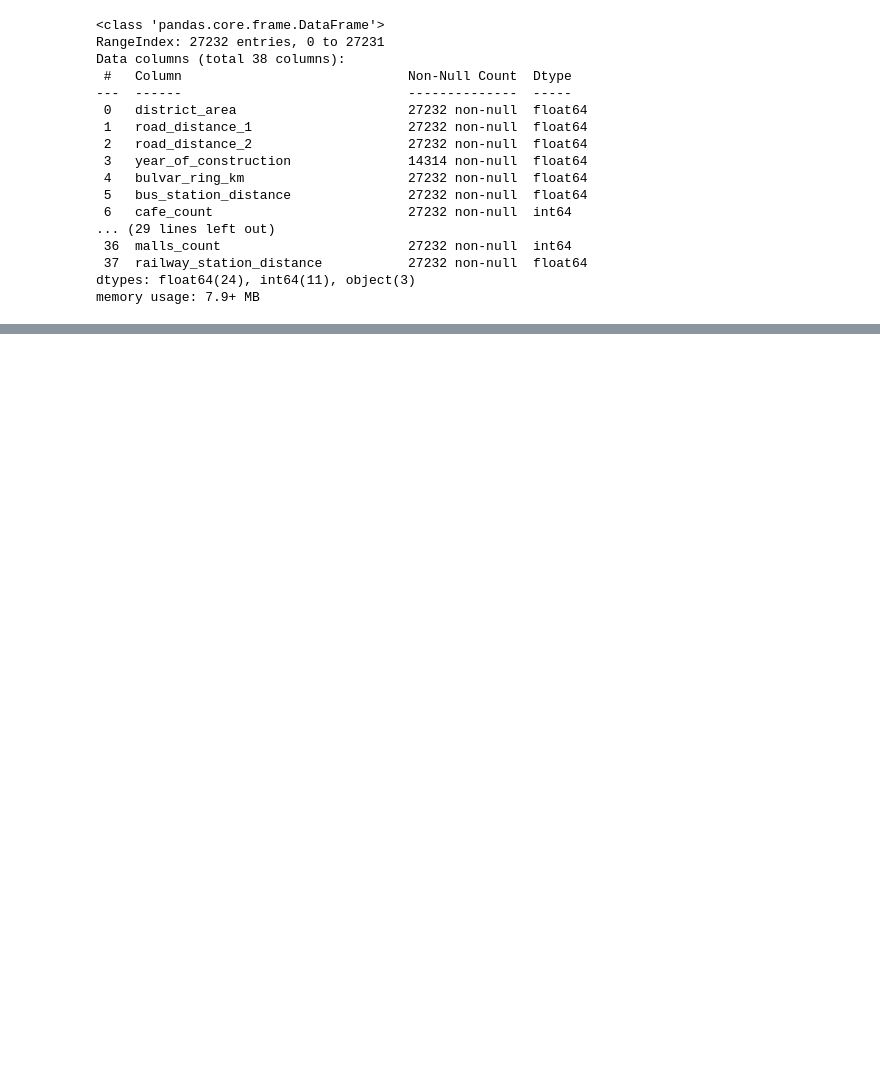
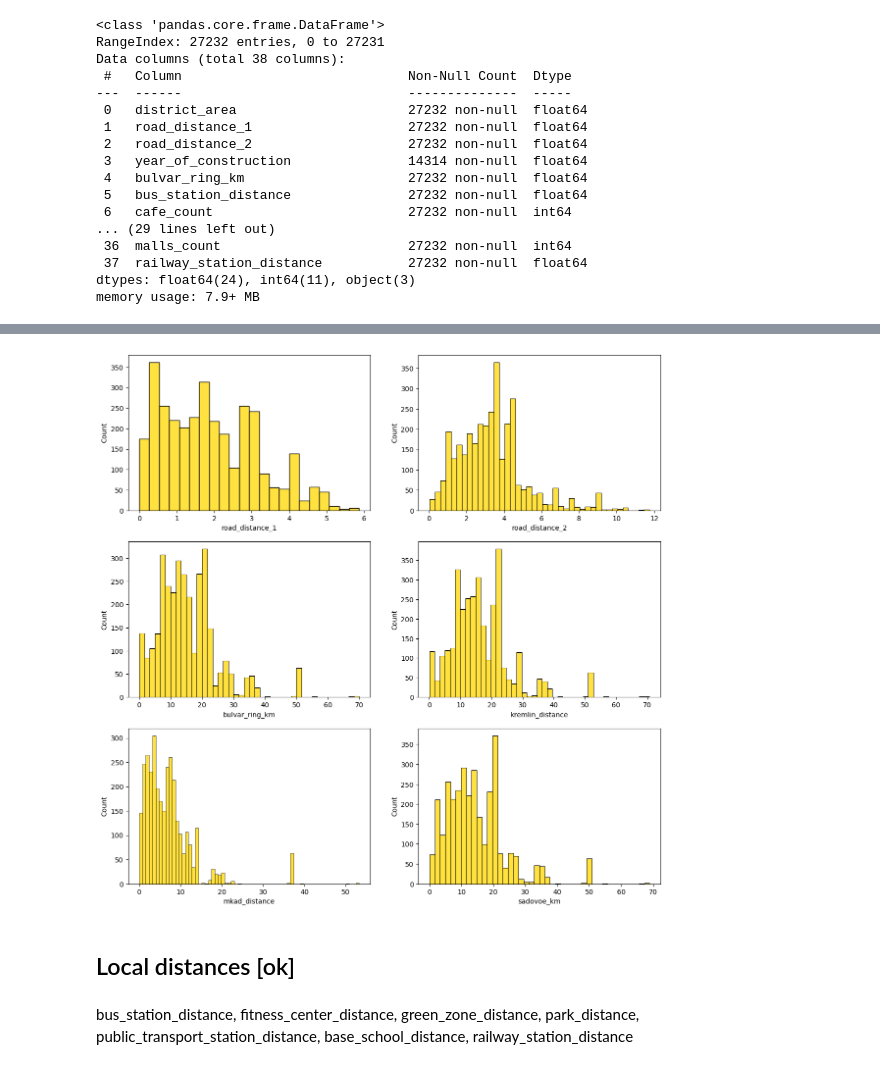
Before and after one commit to se4en/ai_masters_ml2_comp1, a Jupyter notebook: src/notebooks/eda_0.ipynb, the cells around one changed output, grey strips where cells are left out. Drawn from its saved outputs; the diff is of its cells as text; code cells hidden in the pictures; blank space fills up the shorter version.

```diff
--- a/src/notebooks/eda_0.ipynb
+++ b/src/notebooks/eda_0.ipynb
@@ -35,0 +131,8 @@ dtype('O')
+# %%
+plot_hists(_df_test, f_names)
+# %% [output]
+[figure, added]
+# %% [markdown]
+## Local distances [ok]
+# %% [markdown]
+bus_station_distance, fitness_center_distance, green_zone_distance, park_distance, public_transport_station_distance, base_school_distance, railway_station_distance
```
Also changed, not shown: parts of 76 cells of this notebook.
